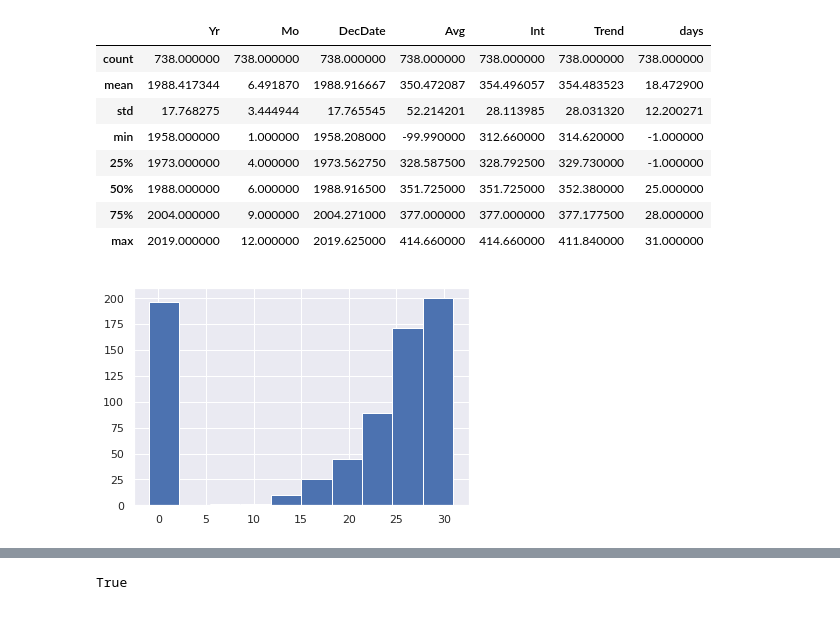
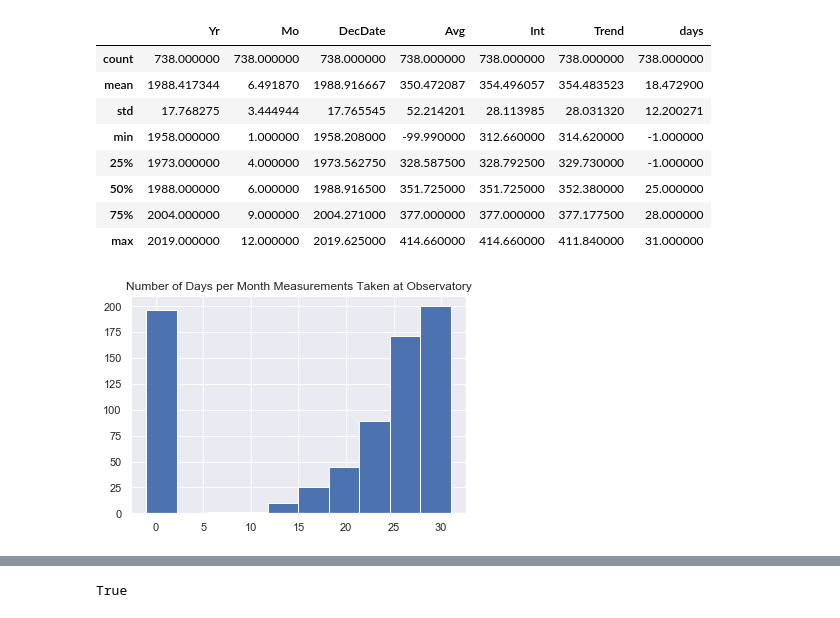
Before and after one commit to mrxiahuren/DS-UA-112-Spring-2020-Public, a Jupyter notebook: lecture/week5/lec2/week5-lec2-demo.ipynb, the cells around one changed output, grey strips where cells are left out. Saved outputs shown, nothing was run; the diff lists cells and outputs as text; code cells hidden in the pictures.

```diff
--- a/lecture/week5/lec2/week5-lec2-demo.ipynb
+++ b/lecture/week5/lec2/week5-lec2-demo.ipynb
@@ -229,10 +228,12 @@ co2.describe()
 | 50% | 1988.000000 | 6.000000 | 1988.916500 | 351.725000 | 351.725000 | 352.380000 | 25.000000 |
 | 75% | 2004.000000 | 9.000000 | 2004.271000 | 377.000000 | 377.000000 | 377.177500 | 28.000000 |
 | max | 2019.000000 | 12.000000 | 2019.625000 | 414.660000 | 414.660000 | 411.840000 | 31.000000 |
-# %%
-ax = co2['days'].hist()
-
-#ax.figure.savefig("daysHist.png")
-# %% [output]
-[figure, removed]
+# %%
+co2['days'].hist()
+
+plt.title("Number of Days per Month Measurements Taken at Observatory")
+
+plt.savefig("daysHist.png") ; # note how we can generate a png image from a chart
+# %% [output]
+[figure, added]
 # %%
```
Also changed, not shown: parts of 32 cells of this notebook, 2 other files.
